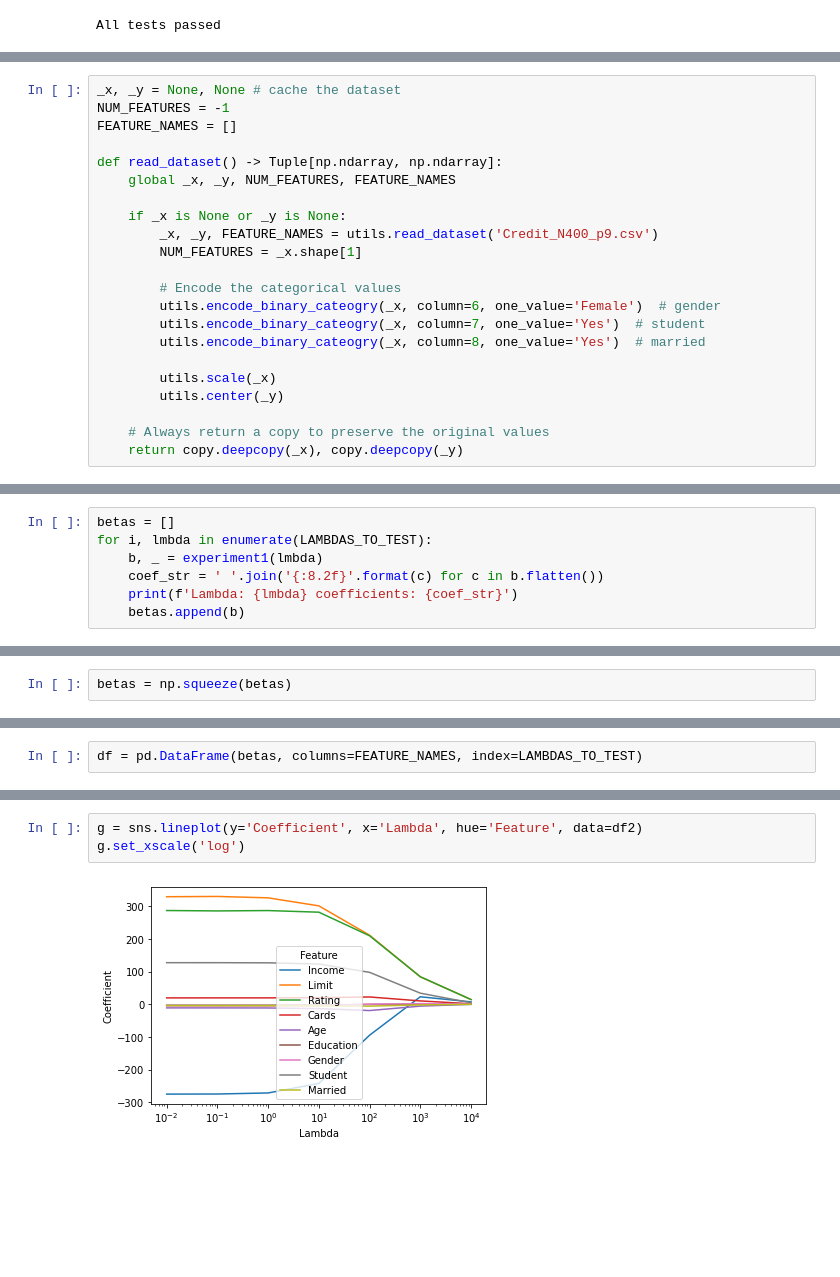
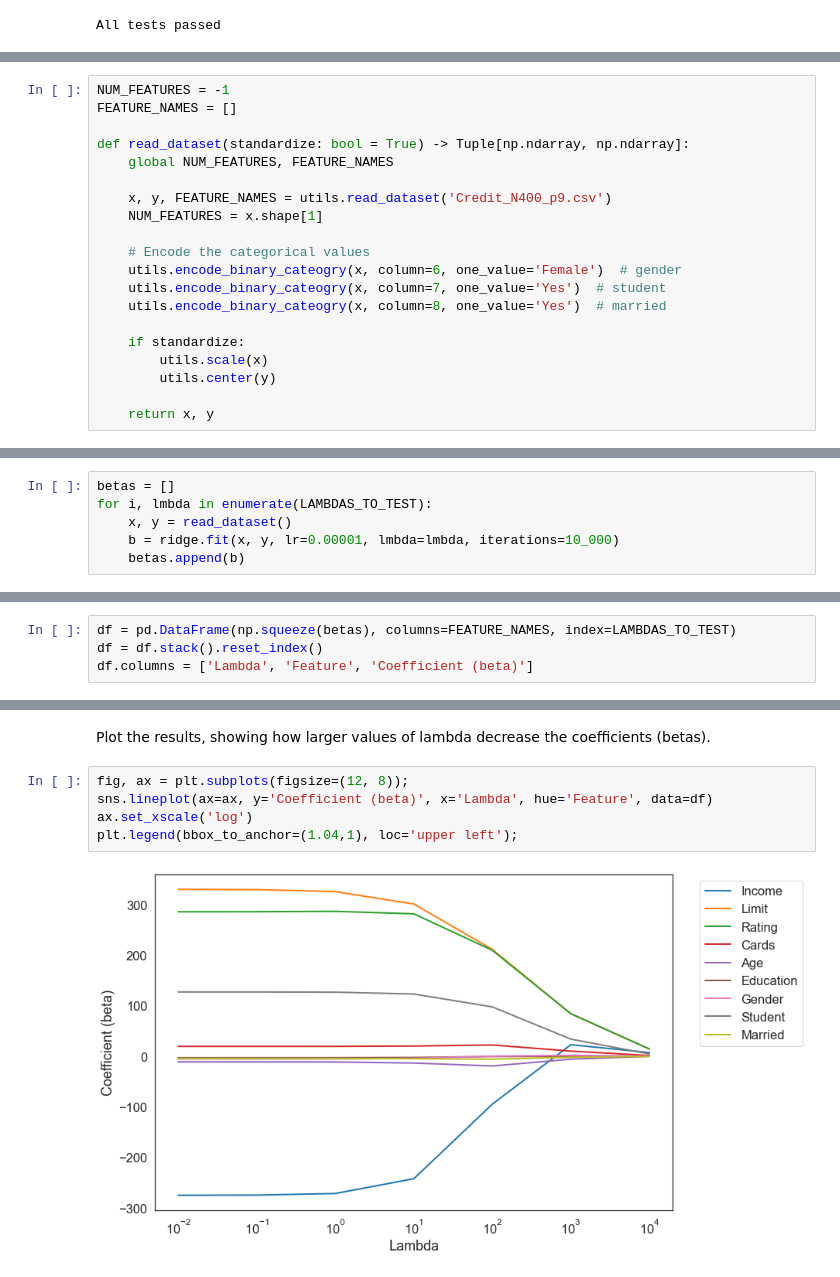
Before and after one commit to fau-masters-collected-works-cgarbin/regression-no-libraries, a Jupyter notebook: ridge_regression.ipynb, the cells around one changed output, grey strips where cells are left out. Drawn from its saved outputs; the diff is of its cells as text; blank space fills up the shorter version.

Commit message:
Add experiment 1 - effect of lambda on coefficients

```diff
--- a/ridge_regression.ipynb
+++ b/ridge_regression.ipynb
@@ -44,23 +53,21 @@ From this point on, we make copies of the dataset to save time (not read from th
 # %%
-_x, _y = None, None # cache the dataset
 NUM_FEATURES = -1
 FEATURE_NAMES = []
 
-def read_dataset() -> Tuple[np.ndarray, np.ndarray]:
-    global _x, _y, NUM_FEATURES, FEATURE_NAMES
+def read_dataset(standardize: bool = True) -> Tuple[np.ndarray, np.ndarray]:
+    global NUM_FEATURES, FEATURE_NAMES
 
-    if _x is None or _y is None:
-        _x, _y, FEATURE_NAMES = utils.read_dataset('Credit_N400_p9.csv')
-        NUM_FEATURES = _x.shape[1]
+    x, y, FEATURE_NAMES = utils.read_dataset('Credit_N400_p9.csv')
+    NUM_FEATURES = x.shape[1]
 
-        # Encode the categorical values
-        utils.encode_binary_cateogry(_x, column=6, one_value='Female')  # gender
-        utils.encode_binary_cateogry(_x, column=7, one_value='Yes')  # student
-        utils.encode_binary_cateogry(_x, column=8, one_value='Yes')  # married
+    # Encode the categorical values
+    utils.encode_binary_cateogry(x, column=6, one_value='Female')  # gender
+    utils.encode_binary_cateogry(x, column=7, one_value='Yes')  # student
+    utils.encode_binary_cateogry(x, column=8, one_value='Yes')  # married
 
-        utils.scale(_x)
-        utils.center(_y)
+    if standardize:
+        utils.scale(x)
+        utils.center(y)
 
-    # Always return a copy to preserve the original values
-    return copy.deepcopy(_x), copy.deepcopy(_y)
+    return x, y
 # %% [markdown]
@@ -81,7 +79,6 @@ def experiment1(lmbda: float) -> Tuple[np.ndarray, float]:
 # %%
 betas = []
 for i, lmbda in enumerate(LAMBDAS_TO_TEST):
-    b, _ = experiment1(lmbda)
-    coef_str = ' '.join('{:8.2f}'.format(c) for c in b.flatten())
-    print(f'Lambda: {lmbda} coefficients: {coef_str}')
+    x, y = read_dataset()
+    b = ridge.fit(x, y, lr=0.00001, lmbda=lmbda, iterations=10_000)
     betas.append(b)
@@ -96,2 +84,0 @@ Lambda: 10000 coefficients:     7.31    14.44    14.47     1.50    -0.13    -0.1
-# %%
-betas = np.squeeze(betas)
@@ -98,2 +87,4 @@ betas = np.squeeze(betas)
 # %%
-df = pd.DataFrame(betas, columns=FEATURE_NAMES, index=LAMBDAS_TO_TEST)
+df = pd.DataFrame(np.squeeze(betas), columns=FEATURE_NAMES, index=LAMBDAS_TO_TEST)
+df = df.stack().reset_index()
+df.columns = ['Lambda', 'Feature', 'Coefficient (beta)']
@@ -129,5 +91,9 @@ df2
+# %% [markdown]
+Plot the results, showing how larger values of lambda decrease the coefficients (betas).
 # %%
-g = sns.lineplot(y='Coefficient', x='Lambda', hue='Feature', data=df2)
-g.set_xscale('log')
+fig, ax = plt.subplots(figsize=(12, 8));
+sns.lineplot(ax=ax, y='Coefficient (beta)', x='Lambda', hue='Feature', data=df)
+ax.set_xscale('log')
+plt.legend(bbox_to_anchor=(1.04,1), loc='upper left');
 # %% [output]
-[figure, old version]
+[figure, new version]
```
Also changed, not shown: parts of 16 cells of this notebook.
